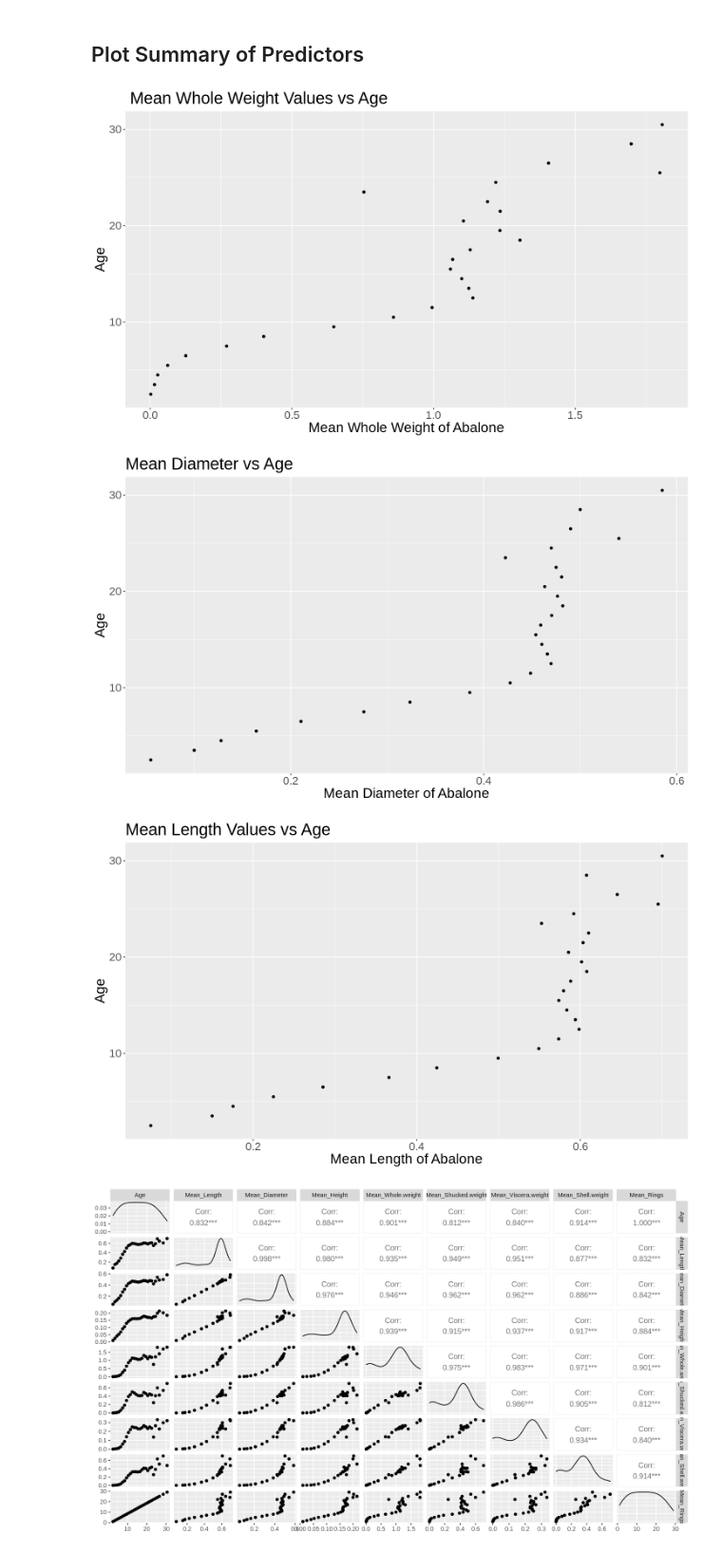
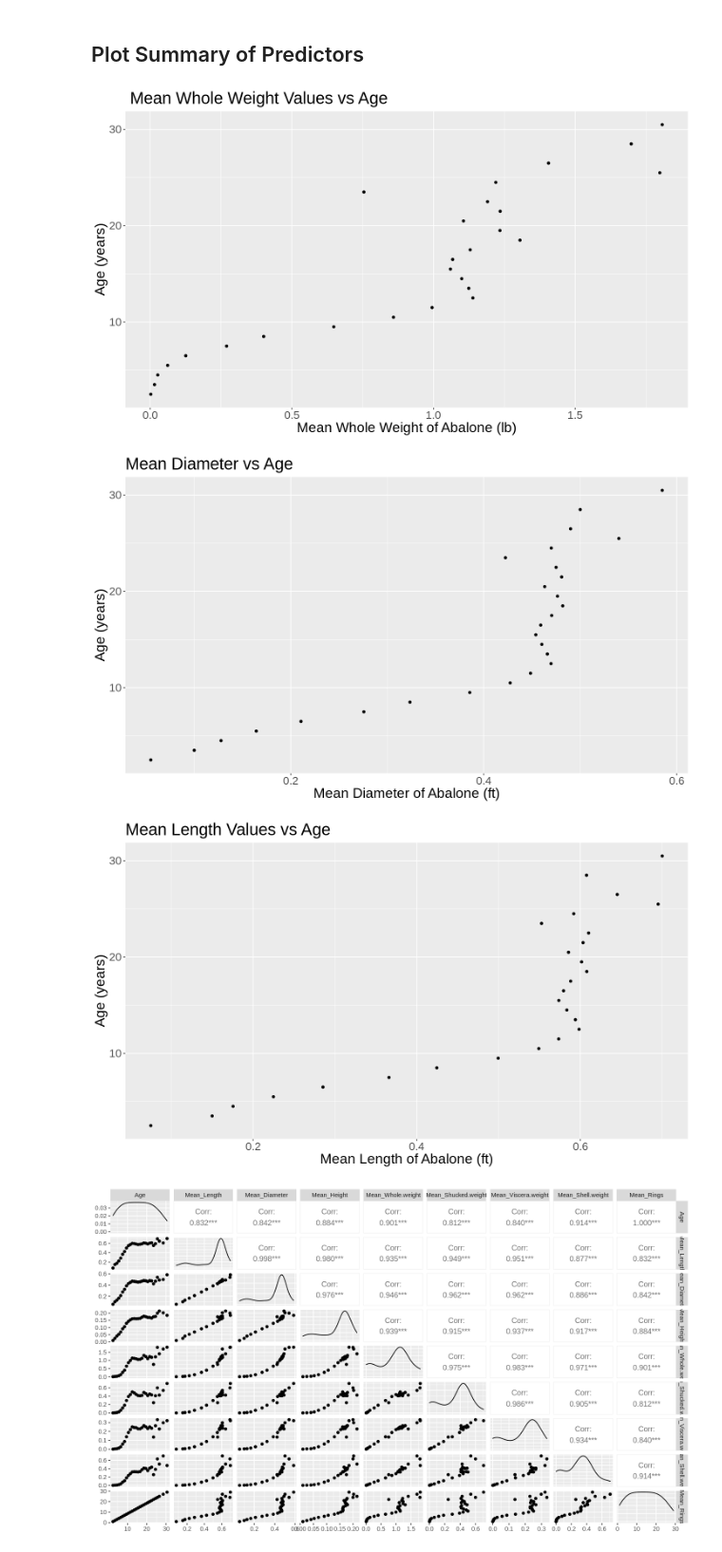
Before and after one commit to joycecoww/dsci100-proj-group62, a Jupyter notebook: Report.ipynb, the cells around one changed output. Shown at 95% size. Cells and saved outputs as stored; diff of their text form; code cells hidden in the pictures.

```diff
--- a/Report.ipynb
+++ b/Report.ipynb
@@ -135,38 +135,38 @@ A tibble: 27 × 12
 # %%
 options(repr.plot.width = 12, repr.plot.height = 7)
 
 summarized_plot <- summarized_abalone_train |>
     ggplot(aes(x = Mean_Whole.weight, y = Age))+
     geom_point() +
-    labs(x = "Mean Whole Weight of Abalone", y = "Age", title = " Mean Whole Weight Values vs Age") +
+    labs(x = "Mean Whole Weight of Abalone (lb)", y = "Age (years)", title = " Mean Whole Weight Values vs Age") +
     theme(text = element_text(size = 20))
 
 summarized_plot
 
 summarized_plot_2 <- summarized_abalone_train |>
     ggplot(aes(x = Mean_Diameter, y = Age))+
     geom_point() +
-    labs(x = "Mean Diameter of Abalone", y = "Age", title = "Mean Diameter vs Age") +
+    labs(x = "Mean Diameter of Abalone (ft)", y = "Age (years)", title = "Mean Diameter vs Age") +
  theme(text = element_text(size = 20))
 
 summarized_plot_2
 
 # summarized_plot_3 <- summarized_abalone_train |>
 #     ggplot(aes(x = Mean_Rings))+
 #     geom_histogram(binwidth = 5, colour = "white", fill = "blue") +
 #     labs(x = "Mean Rings of Abalone", y = "Frequency", title = "Frequency of Mean Ring Values")
 # summarized_plot_3
 
 summarized_plot_4 <- summarized_abalone_train |>
     ggplot(aes(x = Mean_Length, y = Age))+
     geom_point() +
-    labs(x = "Mean Length of Abalone", y = "Age", title = "Mean Length Values vs Age") +
+    labs(x = "Mean Length of Abalone (ft)", y = "Age (years)", title = "Mean Length Values vs Age") +
     theme(text = element_text(size = 20))
 summarized_plot_4
 # %% [output]
-[figure, old version]
+[figure, new version]
-[figure, old version]
+[figure, new version]
-[figure, old version]
+[figure, new version]
 # %%
 pairs <- summarized_abalone_train |>
     select(Age, Mean_Length, Mean_Diameter, Mean_Height, Mean_Whole.weight, Mean_Shucked.weight, Mean_Viscera.weight, Mean_Shell.weight, Mean_Rings) |>
```
